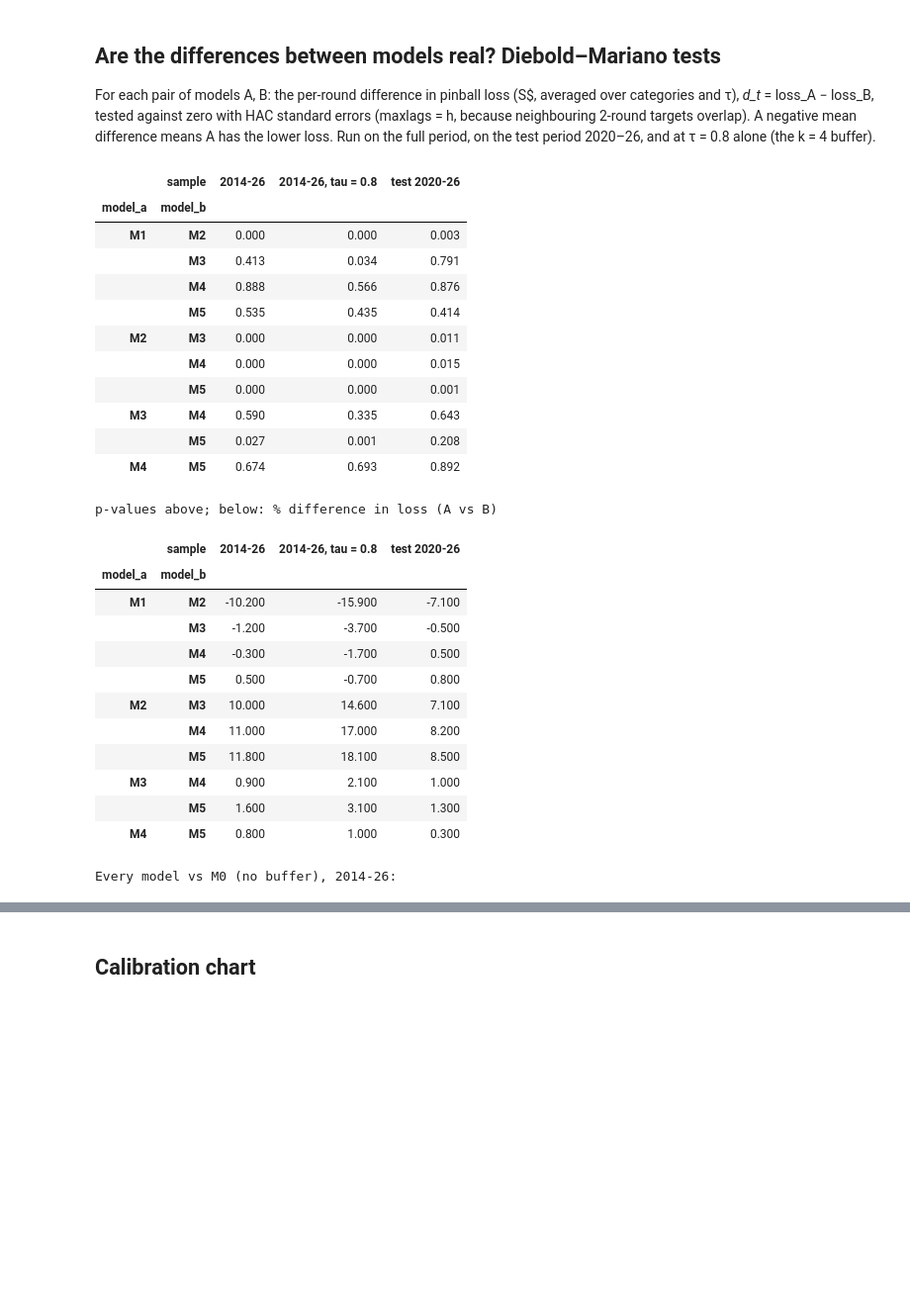
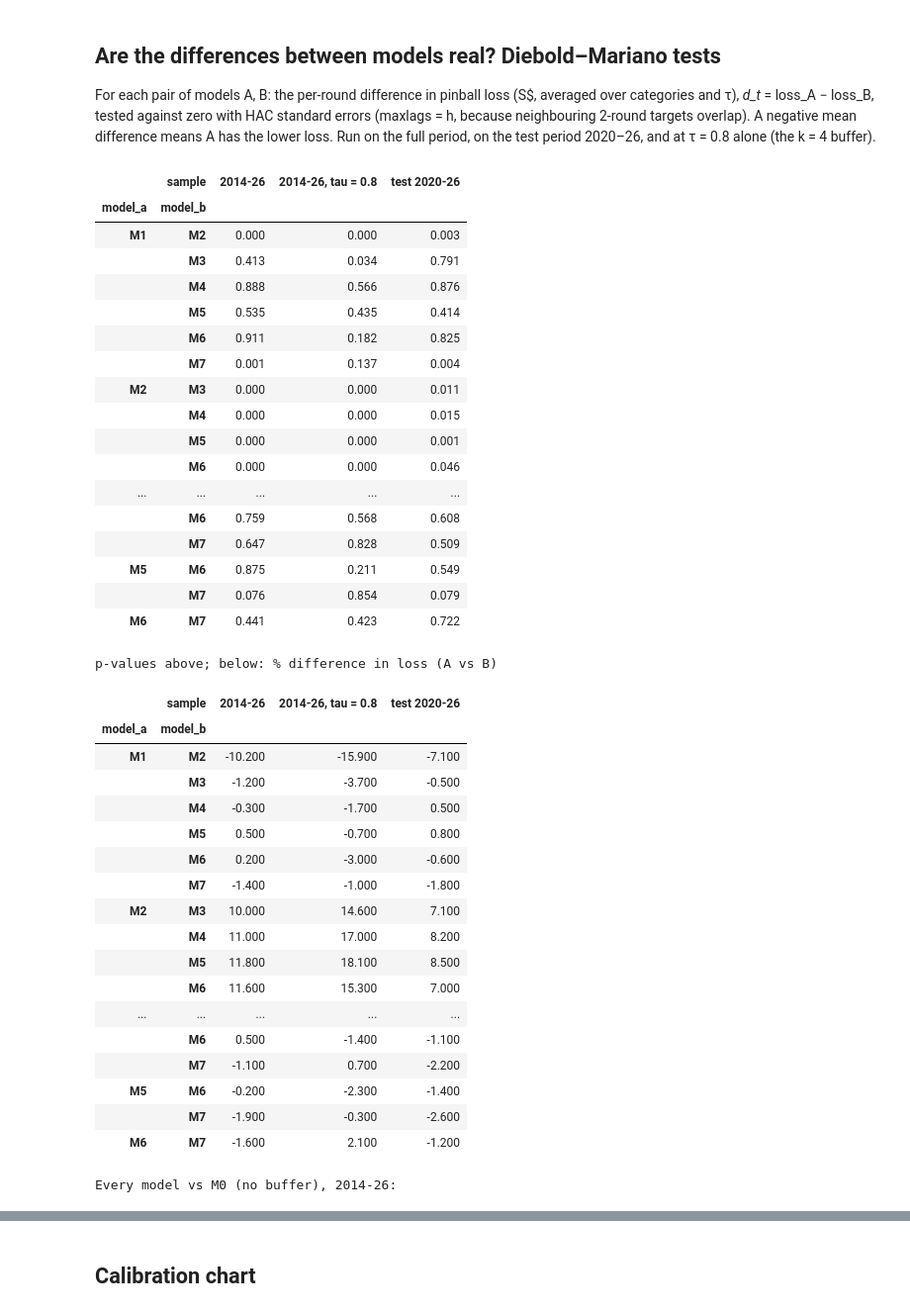
Before and after one commit to khushali259/guaranteed-coe-pricing, a Jupyter notebook: notebooks/05_forecast.ipynb, the cells around one changed output, grey strips where cells are left out. Shown at 99% size. Drawn from its saved outputs; the diff is of its cells as text; code cells hidden in the pictures; blank space fills up the shorter version.

```diff
--- a/notebooks/05_forecast.ipynb
+++ b/notebooks/05_forecast.ipynb
@@ -31,8 +35,10 @@ from src.models import run_all
 from src.metrics import evaluate
 from src.plots import MODEL_COLORS, CAT_COLORS, save
 feat = pd.read_csv(PROC / "coe_features.csv")
-fc, orders = run_all(feat, HORIZONS, TAUS)
+fc, orders, extras = run_all(feat, HORIZONS, TAUS)
 print("SARIMAX ARMA orders (p, d, q) chosen by AIC on 2010-2013:", orders)
+print("M7 step size chosen on 2014-19:", extras["m7_eta"], "| validation pinball by eta:",
+      {k: round(v) for k, v in extras["m7_eta_validation_pinball"].items()})
 cols = ["category", "t", "month", "bidding_no", "h", "model", "tau", "q_pct", "q_sgd", "actual_pct", "actual_sgd",
         "premium_now", "bid_ratio", "round_id", "period"]
 fc = fc[cols]
@@ -173,33 +195,39 @@ For each pair of models A, B: the per-round difference in pinball loss (S$, aver
 # %%
 import itertools
 from src.metrics import diebold_mariano
 test_rounds = fc[fc.period.isin(TEST_PERIODS)].round_id.unique()
 rows = []
-for a, b in itertools.combinations(["M1", "M2", "M3", "M4", "M5"], 2):
+for a, b in itertools.combinations(["M1", "M2", "M3", "M4", "M5", "M6", "M7"], 2):
     for label, rounds, taus in [("2014-26", None, None), ("test 2020-26", test_rounds, None), ("2014-26, tau = 0.8", None, [0.8])]:
         rows.append({"sample": label, **diebold_mariano(fc, a, b, H, taus=taus, rounds=rounds)})
 dm = pd.DataFrame(rows)
 dm["significant_5pct"] = dm.p_value < 0.05
 dm.to_csv(PROC / "dm_tests.csv", index=False)
 display(dm.pivot_table(index=["model_a", "model_b"], columns="sample", values="p_value").round(3))
 print("p-values above; below: % difference in loss (A vs B)")
 display(dm.pivot_table(index=["model_a", "model_b"], columns="sample", values="pct_diff").round(1))
-vs0 = pd.DataFrame([diebold_mariano(fc, m, "M0", H) for m in ["M1", "M2", "M3", "M4", "M5"]])
+vs0 = pd.DataFrame([diebold_mariano(fc, m, "M0", H) for m in ["M1", "M2", "M3", "M4", "M5", "M6", "M7"]])
 print("Every model vs M0 (no buffer), 2014-26:")
 display(vs0[["model_a", "pct_diff", "dm_stat", "p_value"]].round(3))
 # %% [output]
 |  | sample | 2014-26 | 2014-26, tau = 0.8 | test 2020-26 |
 | model_a | model_b |  |  |  |
 | M1 | M2 | 0.000 | 0.000 | 0.003 |
 |  | M3 | 0.413 | 0.034 | 0.791 |
 |  | M4 | 0.888 | 0.566 | 0.876 |
 |  | M5 | 0.535 | 0.435 | 0.414 |
+|  | M6 | 0.911 | 0.182 | 0.825 |
+|  | M7 | 0.001 | 0.137 | 0.004 |
 | M2 | M3 | 0.000 | 0.000 | 0.011 |
 |  | M4 | 0.000 | 0.000 | 0.015 |
 |  | M5 | 0.000 | 0.000 | 0.001 |
-| M3 | M4 | 0.590 | 0.335 | 0.643 |
-|  | M5 | 0.027 | 0.001 | 0.208 |
-| M4 | M5 | 0.674 | 0.693 | 0.892 |
+|  | M6 | 0.000 | 0.000 | 0.046 |
+| ... | ... | ... | ... | ... |
+|  | M6 | 0.759 | 0.568 | 0.608 |
+|  | M7 | 0.647 | 0.828 | 0.509 |
+| M5 | M6 | 0.875 | 0.211 | 0.549 |
+|  | M7 | 0.076 | 0.854 | 0.079 |
+| M6 | M7 | 0.441 | 0.423 | 0.722 |
 p-values above; below: % difference in loss (A vs B)
 |  | sample | 2014-26 | 2014-26, tau = 0.8 | test 2020-26 |
 | model_a | model_b |  |  |  |
@@ -207,12 +235,18 @@ p-values above; below: % difference in loss (A vs B)
 |  | M3 | -1.200 | -3.700 | -0.500 |
 |  | M4 | -0.300 | -1.700 | 0.500 |
 |  | M5 | 0.500 | -0.700 | 0.800 |
+|  | M6 | 0.200 | -3.000 | -0.600 |
+|  | M7 | -1.400 | -1.000 | -1.800 |
 | M2 | M3 | 10.000 | 14.600 | 7.100 |
 |  | M4 | 11.000 | 17.000 | 8.200 |
 |  | M5 | 11.800 | 18.100 | 8.500 |
-| M3 | M4 | 0.900 | 2.100 | 1.000 |
-|  | M5 | 1.600 | 3.100 | 1.300 |
-| M4 | M5 | 0.800 | 1.000 | 0.300 |
+|  | M6 | 11.600 | 15.300 | 7.000 |
+| ... | ... | ... | ... | ... |
+|  | M6 | 0.500 | -1.400 | -1.100 |
+|  | M7 | -1.100 | 0.700 | -2.200 |
+| M5 | M6 | -0.200 | -2.300 | -1.400 |
+|  | M7 | -1.900 | -0.300 | -2.600 |
+| M6 | M7 | -1.600 | 2.100 | -1.200 |
 Every model vs M0 (no buffer), 2014-26:
 |  | model_a | pct_diff | dm_stat | p_value |
 | 0 | M1 | -30.876 | -5.457 | 0.000 |
```
Also changed, not shown: parts of 13 cells of this notebook, 46 other files.
